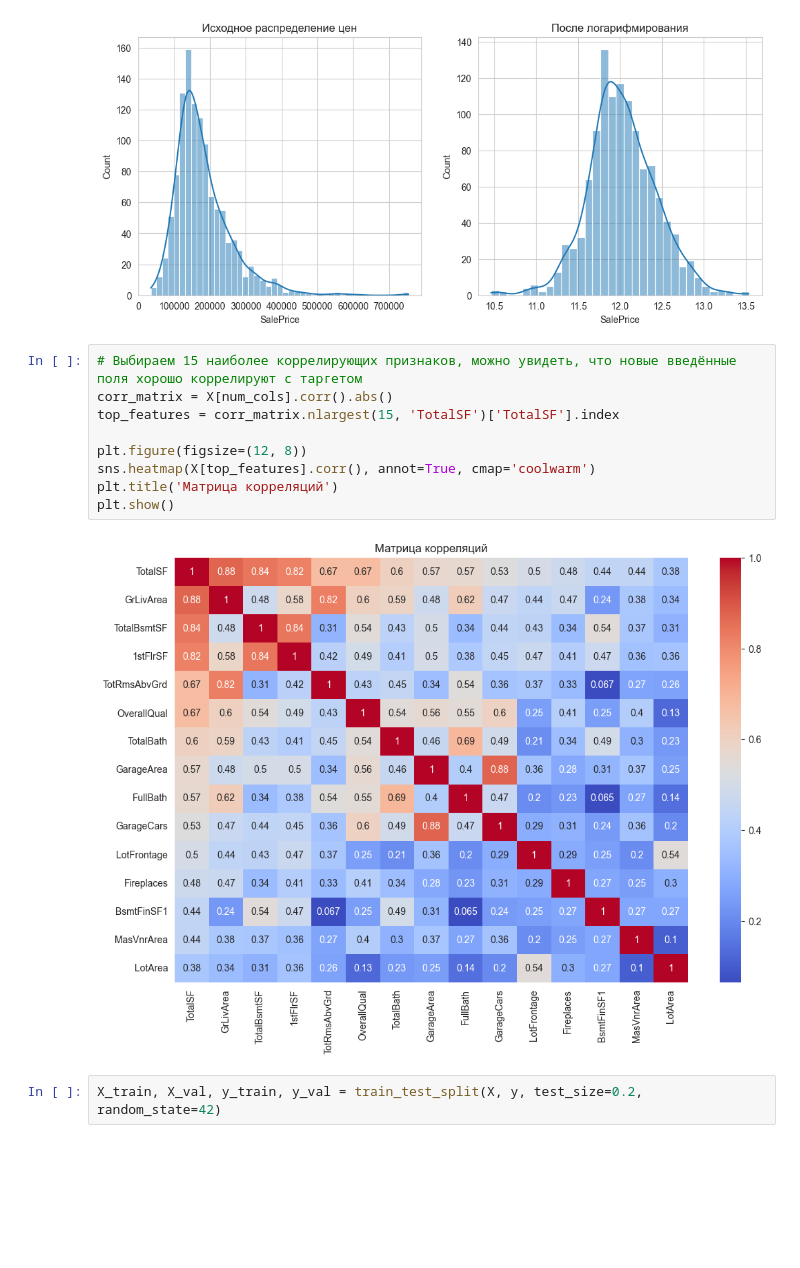
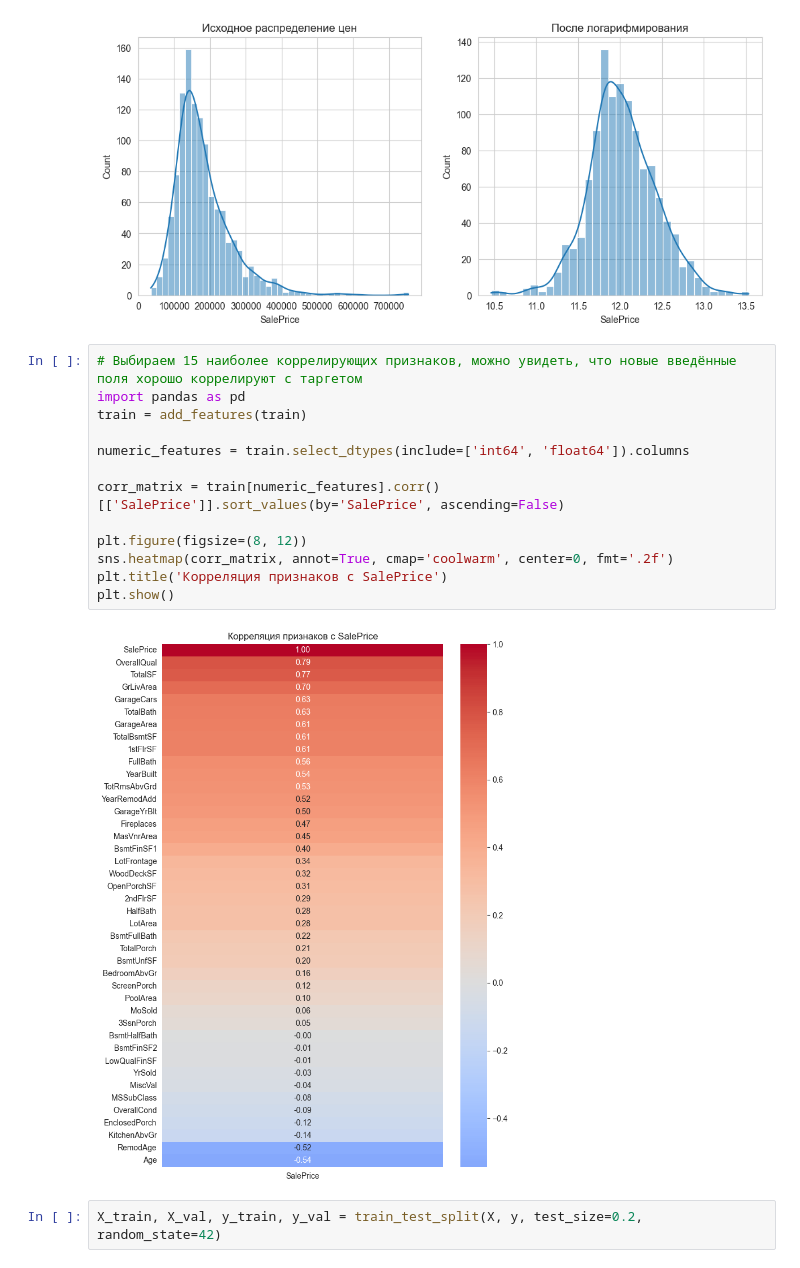
Before and after one commit to hysterria/spbu-ai-fundamentals, a Jupyter notebook: homeworks/Linreg.ipynb, the cells around one changed output. Drawn from its saved outputs; the diff is of its cells as text; blank space fills up the shorter version.

```diff
--- a/homeworks/Linreg.ipynb
+++ b/homeworks/Linreg.ipynb
@@ -66,15 +65,19 @@ plt.show()
 [figure]
 # %%
 # Выбираем 15 наиболее коррелирующих признаков, можно увидеть, что новые введённые поля хорошо коррелируют с таргетом
-corr_matrix = X[num_cols].corr().abs()
-top_features = corr_matrix.nlargest(15, 'TotalSF')['TotalSF'].index
+import pandas as pd
+train = add_features(train)
 
-plt.figure(figsize=(12, 8))
-sns.heatmap(X[top_features].corr(), annot=True, cmap='coolwarm')
-plt.title('Матрица корреляций')
+numeric_features = train.select_dtypes(include=['int64', 'float64']).columns
+
+corr_matrix = train[numeric_features].corr()[['SalePrice']].sort_values(by='SalePrice', ascending=False)
+
+plt.figure(figsize=(8, 12))
+sns.heatmap(corr_matrix, annot=True, cmap='coolwarm', center=0, fmt='.2f')
+plt.title('Корреляция признаков с SalePrice')
 plt.show()
 # %% [output]
-[figure, old version]
+[figure, new version]
 # %%
 X_train, X_val, y_train, y_val = train_test_split(X, y, test_size=0.2, random_state=42)
 # %%
```
Also changed, not shown: parts of 2 cells of this notebook, 11 other files.
